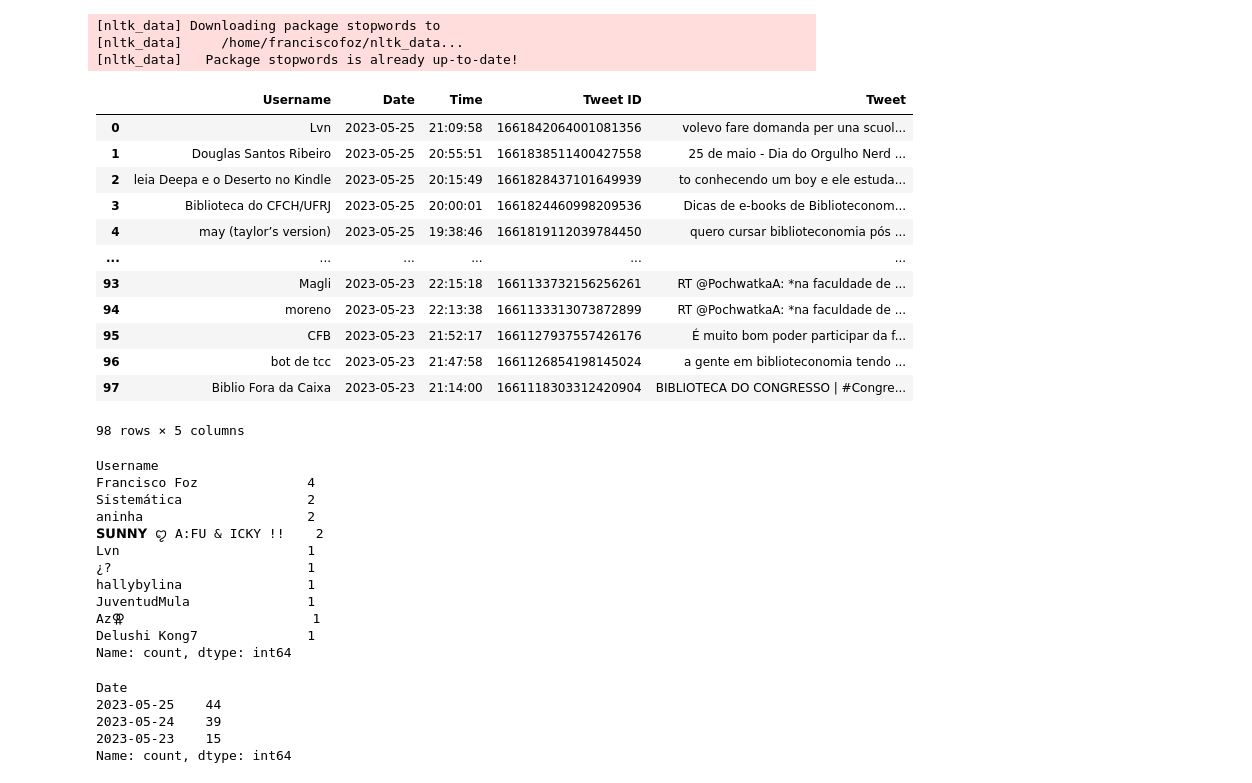
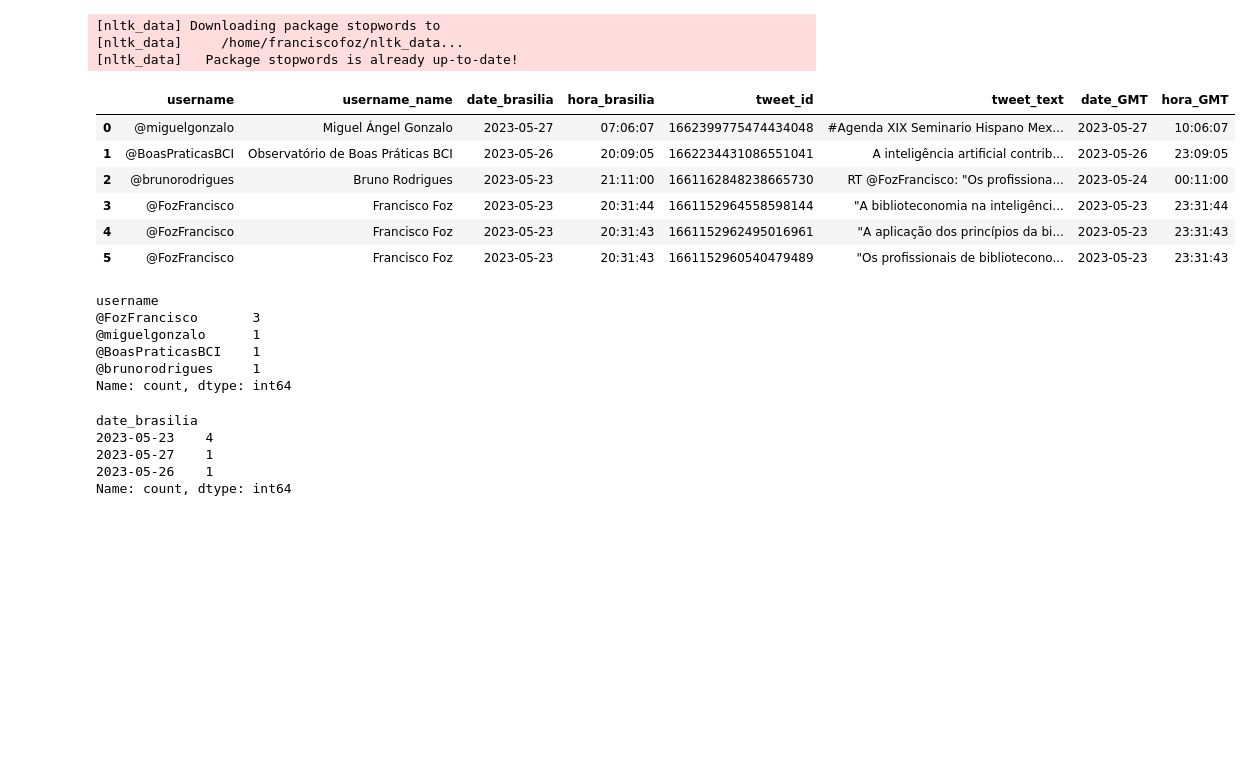
Before and after one commit to FranciscoFoz/programming-training, a Jupyter notebook: 12 - Pacotes Python/tweepy/anaĺise_tweets.ipynb, the cells around one changed output. Drawn from its saved outputs; the diff is of its cells as text; code cells hidden in the pictures; blank space fills up the shorter version.

```diff
--- a/12 - Pacotes Python/tweepy/anaĺise_tweets.ipynb
+++ b/12 - Pacotes Python/tweepy/anaĺise_tweets.ipynb
@@ -15,45 +15,33 @@ import matplotlib.pyplot as plt
 [nltk_data]     /home/franciscofoz/nltk_data...
 [nltk_data]   Package stopwords is already up-to-date!
 # %%
-caminho = '/home/franciscofoz/Documents/GitHub/python-training/12 - Pacotes Python/tweepy/tweets_csv/tweets_biblioteconomia_20230525.csv'
+caminho = '/home/franciscofoz/Documents/GitHub/python-training/12 - Pacotes Python/tweepy/tweets_csv/tweets_biblioteconomiainteligênciaartificial_20230527.csv'
 
 tweets_biblioteconomia = pd.read_csv(caminho)
 tweets_biblioteconomia
 # %% [output]
-|  | Username | Date | Time | Tweet ID | Tweet |
-| 0 | Lvn | 2023-05-25 | 21:09:58 | 1661842064001081356 | volevo fare domanda per una scuol... |
-| 1 | Douglas Santos Ribeiro | 2023-05-25 | 20:55:51 | 1661838511400427558 | 25 de maio - Dia do Orgulho Nerd ... |
-| 2 | leia Deepa e o Deserto no Kindle | 2023-05-25 | 20:15:49 | 1661828437101649939 | to conhecendo um boy e ele estuda... |
-| 3 | Biblioteca do CFCH/UFRJ | 2023-05-25 | 20:00:01 | 1661824460998209536 | Dicas de e-books de Biblioteconom... |
-| 4 | may (taylor’s version) | 2023-05-25 | 19:38:46 | 1661819112039784450 | quero cursar biblioteconomia pós ... |
-| ... | ... | ... | ... | ... | ... |
-| 93 | Magli | 2023-05-23 | 22:15:18 | 1661133732156256261 | RT @PochwatkaA: *na faculdade de ... |
-| 94 | moreno | 2023-05-23 | 22:13:38 | 1661133313073872899 | RT @PochwatkaA: *na faculdade de ... |
-| 95 | CFB | 2023-05-23 | 21:52:17 | 1661127937557426176 | É muito bom poder participar da f... |
-| 96 | bot de tcc | 2023-05-23 | 21:47:58 | 1661126854198145024 | a gente em biblioteconomia tendo ... |
-| 97 | Biblio Fora da Caixa | 2023-05-23 | 21:14:00 | 1661118303312420904 | BIBLIOTECA DO CONGRESSO | #Congre... |
+|  | username | username_name | date_brasilia | hora_brasilia | tweet_id | tweet_text | date_GMT | hora_GMT |
+| 0 | @miguelgonzalo | Miguel Ángel Gonzalo | 2023-05-27 | 07:06:07 | 1662399775474434048 | #Agenda XIX Seminario Hispano Mex... | 2023-05-27 | 10:06:07 |
+| 1 | @BoasPraticasBCI | Observatório de Boas Práticas BCI | 2023-05-26 | 20:09:05 | 1662234431086551041 | A inteligência artificial contrib... | 2023-05-26 | 23:09:05 |
+| 2 | @brunorodrigues | Bruno Rodrigues | 2023-05-23 | 21:11:00 | 1661162848238665730 | RT @FozFrancisco: "Os profissiona... | 2023-05-24 | 00:11:00 |
+| 3 | @FozFrancisco | Francisco Foz | 2023-05-23 | 20:31:44 | 1661152964558598144 | "A biblioteconomia na inteligênci... | 2023-05-23 | 23:31:44 |
+| 4 | @FozFrancisco | Francisco Foz | 2023-05-23 | 20:31:43 | 1661152962495016961 | "A aplicação dos princípios da bi... | 2023-05-23 | 23:31:43 |
+| 5 | @FozFrancisco | Francisco Foz | 2023-05-23 | 20:31:43 | 1661152960540479489 | "Os profissionais de bibliotecono... | 2023-05-23 | 23:31:43 |
-98 rows × 5 columns
 # %%
-tweets_biblioteconomia.Username.value_counts().head(10)
+tweets_biblioteconomia.username.value_counts().head(10)
 # %% [output]
-Username
-Francisco Foz              4
-Sistemática                2
-aninha                     2
-𝗦𝗨𝗡𝗡𝗬 ꨄ︎ A:FU & ICKY !!    2
-Lvn                        1
-¿?                         1
-hallybylina                1
-JuventudMula               1
-Az⚢                        1
-Delushi Kong7              1
+username
+@FozFrancisco       3
+@miguelgonzalo      1
+@BoasPraticasBCI    1
+@brunorodrigues     1
 Name: count, dtype: int64
 # %%
-tweets_biblioteconomia.Date.value_counts()
+tweets_biblioteconomia.date_brasilia.value_counts()
 # %% [output]
-Date
-2023-05-25    44
-2023-05-24    39
-2023-05-23    15
+date_brasilia
+2023-05-23    4
+2023-05-27    1
+2023-05-26    1
 Name: count, dtype: int64
 # %%
```
Also changed, not shown: parts of 7 cells of this notebook, 4 other files.
